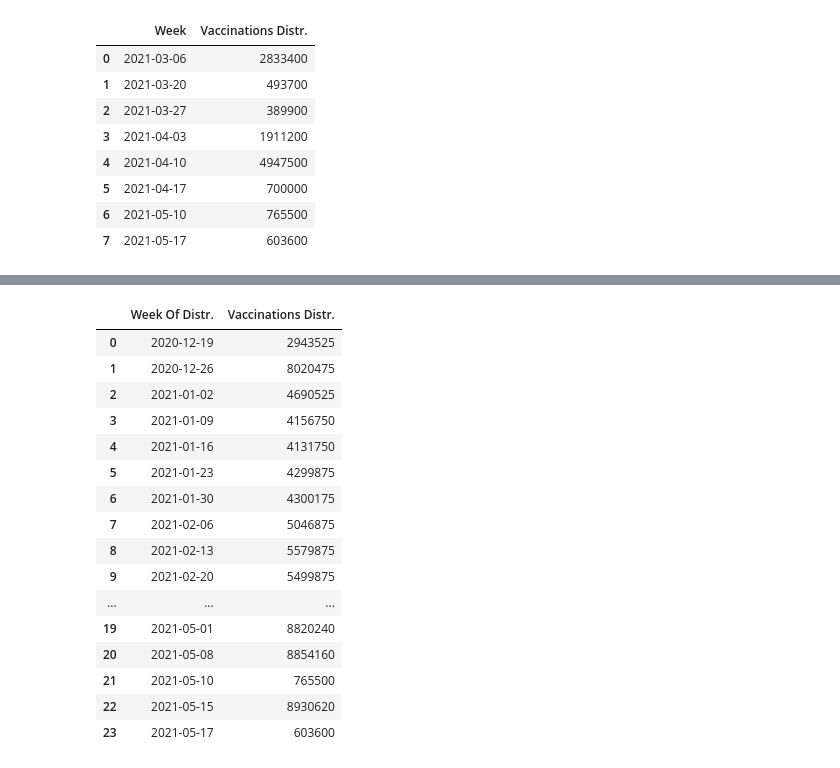
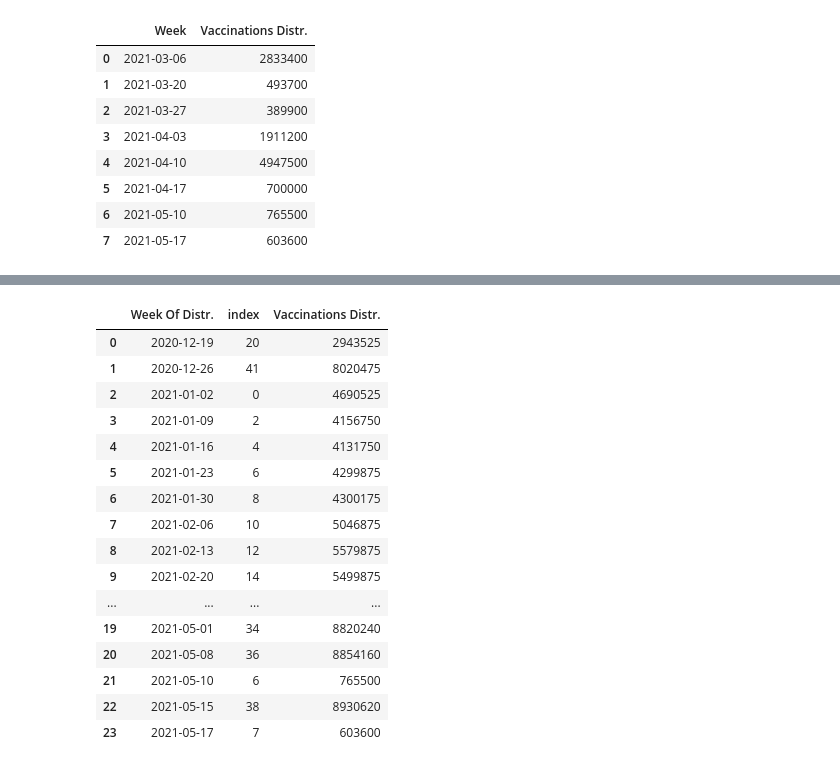
Before and after one commit to itsjonlau/Final-Project, a Jupyter notebook: JonLau_Dev/Death_Age_group.ipynb, the cells around one changed output, grey strips where cells are left out. Cells and saved outputs as stored; diff of their text form; code cells hidden in the pictures.

Commit message:
updated vax data

```diff
--- a/JonLau_Dev/Death_Age_group.ipynb
+++ b/JonLau_Dev/Death_Age_group.ipynb
@@ -1234,26 +1247,28 @@ vaxsdb_df
 # %%
 #renaming week to week of distr.
 vaxsdb_df = vaxsdb_df.rename(columns={'Week': 'Week Of Distr.'})
+
+#resorting newly merged data
+vaxsdb_df = vaxsdb_df.sort_values(by = "Week Of Distr.", ascending=True)
+vaxsdb_df
+# %% [output]
+|  | Week Of Distr. | index | Vaccinations Distr. |
+| 0 | 2020-12-19 | 20 | 2943525 |
+| 1 | 2020-12-26 | 41 | 8020475 |
+| 2 | 2021-01-02 | 0 | 4690525 |
+| 3 | 2021-01-09 | 2 | 4156750 |
+| 4 | 2021-01-16 | 4 | 4131750 |
+| 5 | 2021-01-23 | 6 | 4299875 |
+| 6 | 2021-01-30 | 8 | 4300175 |
+| 7 | 2021-02-06 | 10 | 5046875 |
+| 8 | 2021-02-13 | 12 | 5579875 |
+| 9 | 2021-02-20 | 14 | 5499875 |
+| ... | ... | ... | ... |
+| 19 | 2021-05-01 | 34 | 8820240 |
+| 20 | 2021-05-08 | 36 | 8854160 |
+| 21 | 2021-05-10 | 6 | 765500 |
+| 22 | 2021-05-15 | 38 | 8930620 |
+| 23 | 2021-05-17 | 7 | 603600 |
-# %%
-vaxsdb_df
-# %% [output]
-|  | Week Of Distr. | Vaccinations Distr. |
-| 0 | 2020-12-19 | 2943525 |
-| 1 | 2020-12-26 | 8020475 |
-| 2 | 2021-01-02 | 4690525 |
-| 3 | 2021-01-09 | 4156750 |
-| 4 | 2021-01-16 | 4131750 |
-| 5 | 2021-01-23 | 4299875 |
-| 6 | 2021-01-30 | 4300175 |
-| 7 | 2021-02-06 | 5046875 |
-| 8 | 2021-02-13 | 5579875 |
-| 9 | 2021-02-20 | 5499875 |
-| ... | ... | ... |
-| 19 | 2021-05-01 | 8820240 |
-| 20 | 2021-05-08 | 8854160 |
-| 21 | 2021-05-10 | 765500 |
-| 22 | 2021-05-15 | 8930620 |
-| 23 | 2021-05-17 | 603600 |
 # %%
 #Export data
 vaxsdb_df.to_csv("C:\\Users\\Jon Lau\\Desktop\\Class\\Final-Project\\Jonlau_Dev\\Resources\\CleanVaxdb.csv", index=False)
```
Also changed, not shown: parts of 19 cells of this notebook, 2 other files.
